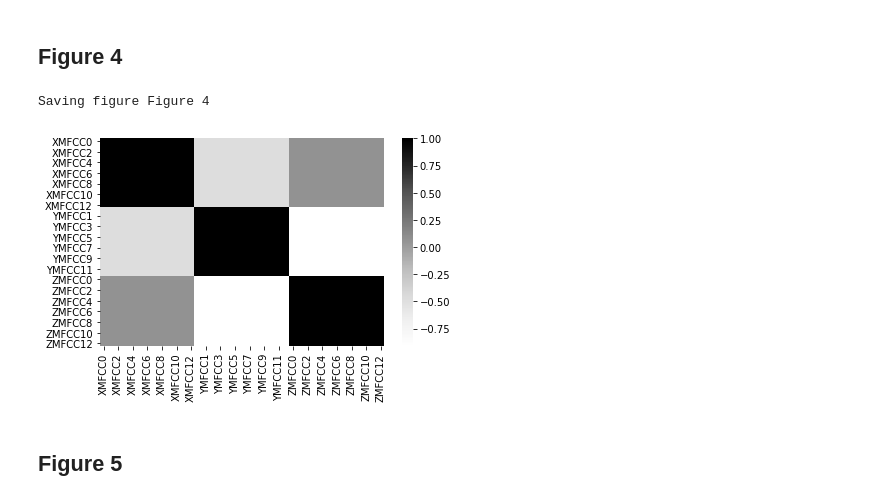
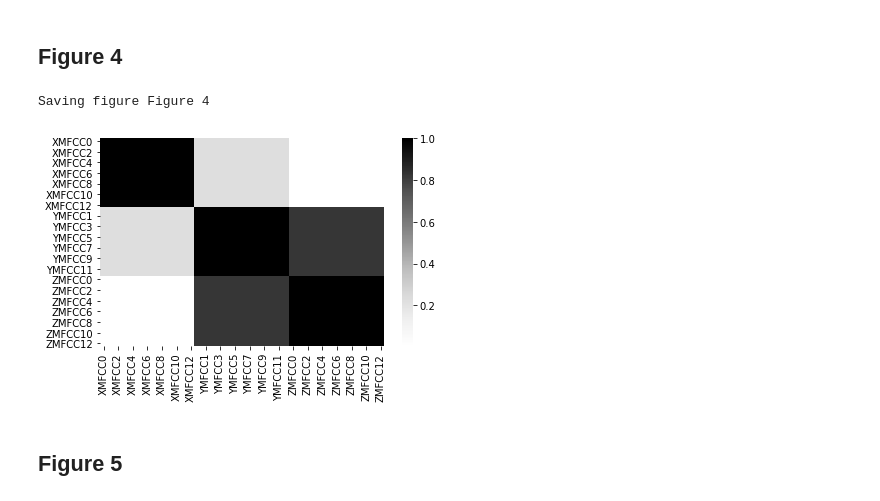
Before and after one commit to BaptisteSaintArnoult/human-activity-recognition, a Jupyter notebook: figures_of_project_report.ipynb, the cells around one changed output. Cells and saved outputs as stored; diff of their text form; code cells hidden in the pictures.

```diff
--- a/figures_of_project_report.ipynb
+++ b/figures_of_project_report.ipynb
@@ -264,21 +264,21 @@ Saving figure Figure 3
 # %%
 corr_matrix = subject1600_phone_accel.corr()
 corr_matrix = corr_matrix**2
 
 elements1=['XMFCC','YMFCC','ZMFCC']
 attributes=[e+str(i) for e in elements1 for i in range (0,13)]
 
 power_spectrum_corr=corr_matrix[attributes].loc[attributes]
 
 fig = plt.subplots()
-heat_map = sns.heatmap(power_spectrum_corr.corr(),cmap='Greys')
+heat_map = sns.heatmap(power_spectrum_corr.corr()**2,cmap='Greys')
 
 save_fig("Figure 4")
 
 plt.show()
 # %% [output]
 Saving figure Figure 4
-[figure, old version]
+[figure, new version]
 # %% [markdown]
 ## Figure 5
 # %%
```
Also changed, not shown: parts of 4 cells of this notebook, 1 other file.
